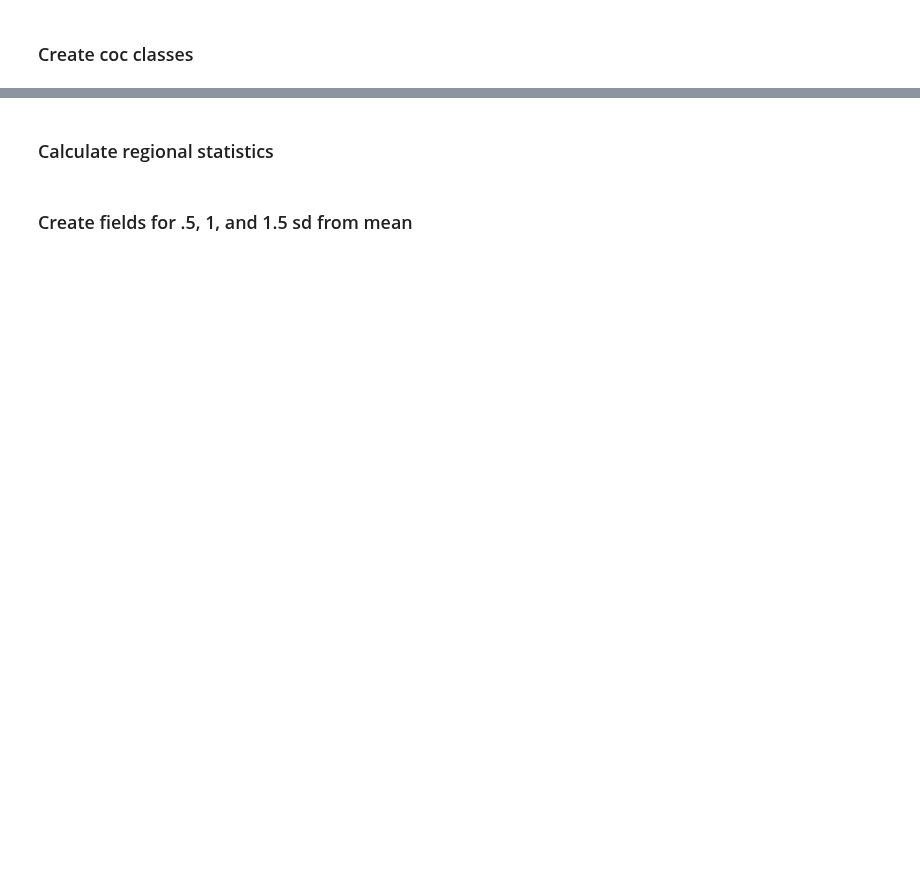
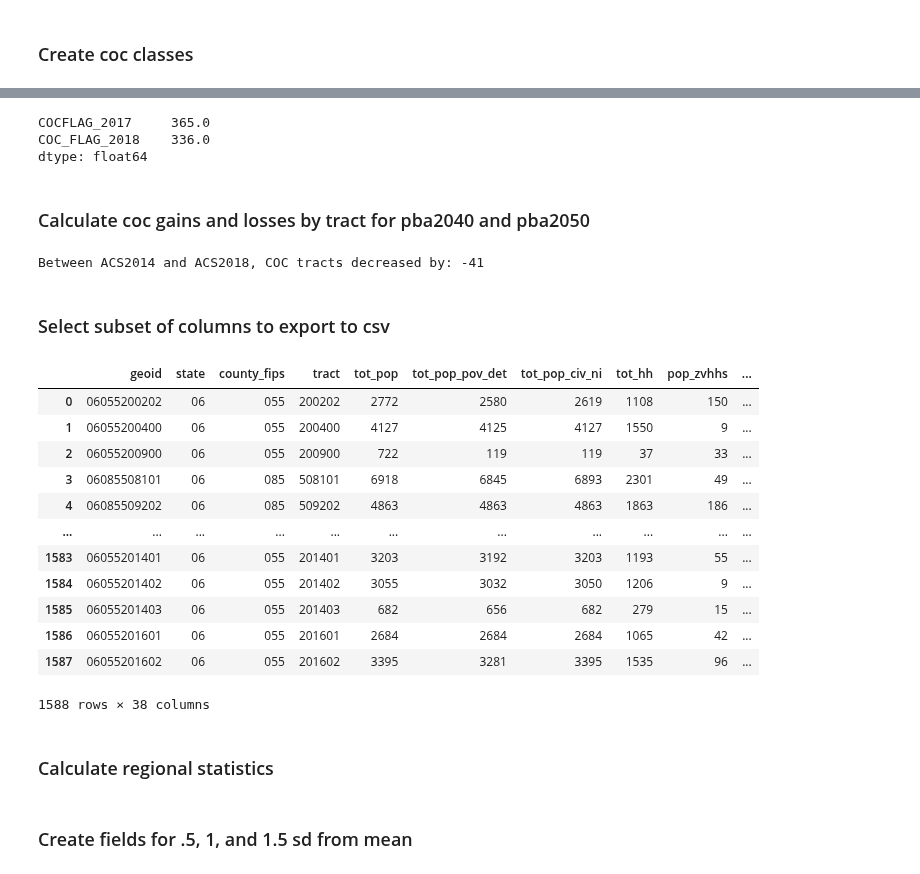
Before and after one commit to BayAreaMetro/Spatial-Analysis-Mapping-Projects, a Jupyter notebook: Project-Documentation/Communities-of-Concern/Communities of Concern 2020 (ACS 2014-2018).ipynb, the cells around one changed output, grey strips where cells are left out. Saved outputs shown, nothing was run; the diff lists cells and outputs as text; code cells hidden in the pictures; blank space fills up the shorter version.

```diff
--- a/Project-Documentation/Communities-of-Concern/Communities of Concern 2020 (ACS 2014-2018).ipynb
+++ b/Project-Documentation/Communities-of-Concern/Communities of Concern 2020 (ACS 2014-2018).ipynb
@@ -316,0 +465,8 @@ acs_df[acs_df['coc_class'] != 'NA']
+# %%
+coc_dif_acs2014_acs2016[['COCFLAG_2017','COC_FLAG_2018']].sum()
+# %% [output]
+COCFLAG_2017     365.0
+COC_FLAG_2018    336.0
+dtype: float64
+# %% [markdown]
+### Calculate coc gains and losses by tract for pba2040 and pba2050
@@ -316,0 +479,66 @@ acs_df[acs_df['coc_class'] != 'NA']
+# %%
+print('Between ACS2014 and ACS2018, COC tracts decreased by: '
+      + coc_pba2050_pba2040_compare['gain_loss_pba2040_pba2050'].sum().astype(str))
+# %% [output]
+Between ACS2014 and ACS2018, COC tracts decreased by: -41
+# %% [markdown]
+### Select subset of columns to export to csv
+# %%
+coc_select_cols = ['geoid',
+ 'state',
+ 'county_fips',
+ 'tract',
+ 'tot_pop_min',
+ 'tot_pop_pov_det',
+ 'tot_pop_civ_ni',
+ 'tot_hh',
+ 'pop_zvhhs',
+ 'tot_fam',
+ 'tot_pop_over5',
+ 'pop_hus_rent50',
+ 'pop_minority',
+ 'pop_over75',
+ 'pop_spfam',
+ 'pop_lep',
+ 'pop_below200',
+ 'pop_disability',
+ 'pct_minority',
+ 'pct_over75',
+ 'pct_spfam',
+ 'pct_lep',
+ 'pct_below200',
+ 'pct_disab',
+ 'pct_zvhhs',
+ 'pct_hus_rent50',
+ 'over75_halfsd',
+ 'minority_halfsd',
+ 'spfam_halfsd',
+ 'disab_halfsd',
+ 'lep_halfsd',
+ 'below200_halfsd',
+ 'zvhh_halfsd',
+ 'hus_rent50_halfsd',
+ 'coc_flag_pba2040',
+ 'coc_flag_pba2050',
+ 'gain_loss_pba2040_pba2050',
+ 'coc_class']
+# %%
+cocs_pba2050 = coc_pba2050_pba2040_compare[coc_select_cols].copy()
+# %%
+cocs_pba2050.rename(columns={'tot_pop_min':'tot_pop'},inplace=True)
+# %%
+cocs_pba2050
+# %% [output]
+|  | geoid | state | county_fips | tract | tot_pop | tot_pop_pov_det | tot_pop_civ_ni | tot_hh | pop_zvhhs | ... |
+| 0 | 06055200202 | 06 | 055 | 200202 | 2772 | 2580 | 2619 | 1108 | 150 | ... |
+| 1 | 06055200400 | 06 | 055 | 200400 | 4127 | 4125 | 4127 | 1550 | 9 | ... |
+| 2 | 06055200900 | 06 | 055 | 200900 | 722 | 119 | 119 | 37 | 33 | ... |
+| 3 | 06085508101 | 06 | 085 | 508101 | 6918 | 6845 | 6893 | 2301 | 49 | ... |
+| 4 | 06085509202 | 06 | 085 | 509202 | 4863 | 4863 | 4863 | 1863 | 186 | ... |
+| ... | ... | ... | ... | ... | ... | ... | ... | ... | ... | ... |
+| 1583 | 06055201401 | 06 | 055 | 201401 | 3203 | 3192 | 3203 | 1193 | 55 | ... |
+| 1584 | 06055201402 | 06 | 055 | 201402 | 3055 | 3032 | 3050 | 1206 | 9 | ... |
+| 1585 | 06055201403 | 06 | 055 | 201403 | 682 | 656 | 682 | 279 | 15 | ... |
+| 1586 | 06055201601 | 06 | 055 | 201601 | 2684 | 2684 | 2684 | 1065 | 42 | ... |
+| 1587 | 06055201602 | 06 | 055 | 201602 | 3395 | 3281 | 3395 | 1535 | 96 | ... |
+1588 rows × 38 columns
```
Also changed, not shown: parts of 26 cells of this notebook.
